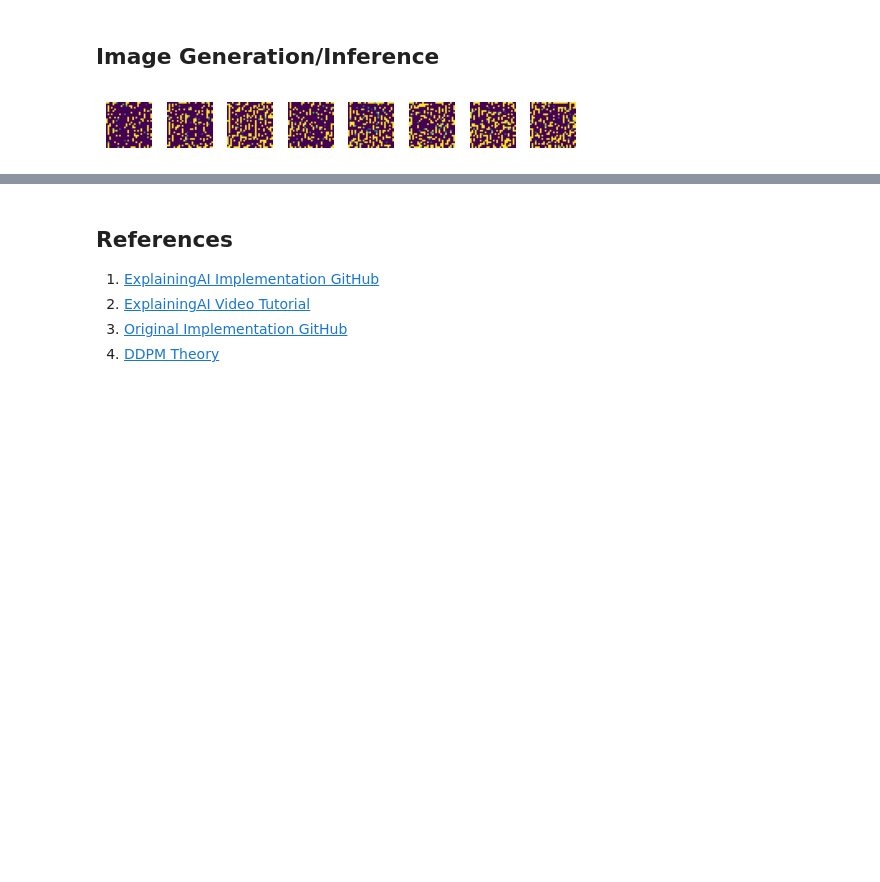
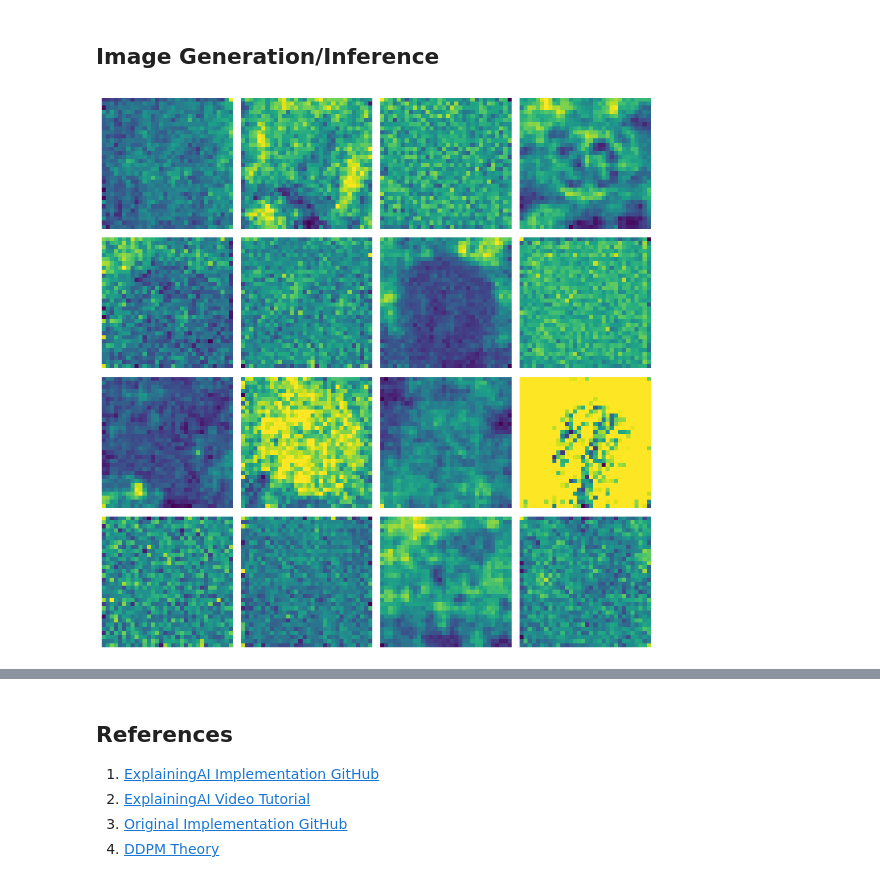
Before and after one commit to KeuleUngaBunga/WP_DIFF_KI, a Jupyter notebook: Tjark_Aufgabe3_Unet.ipynb, the cells around one changed output, grey strips where cells are left out. Drawn from its saved outputs; the diff is of its cells as text; code cells hidden in the pictures; blank space fills up the shorter version.

```diff
--- a/Tjark_Aufgabe3_Unet.ipynb
+++ b/Tjark_Aufgabe3_Unet.ipynb
@@ -838,13 +838,13 @@ class CONFIG:
     #train_csv_path = '/kaggle/input/digit-recognizer/train.csv'
     #test_csv_path = '/kaggle/input/digit-recognizer/test.csv'
     #generated_csv_path = 'mnist_generated_data.csv'
-    num_epochs = 1 #erstmal 1 zum testen
+    num_epochs = 20 #erstmal 1 zum testen
     lr = 1e-4
     num_timesteps = 1000
     batch_size = 96
     img_size = 32 #28 funktioniert auf jeden Fall
     in_channels = 3
-    num_img_to_generate = 8
+    num_img_to_generate = 16
 # %%
 from torch.utils.data import DataLoader
 from tqdm import tqdm
@@ -1029,31 +1040,36 @@ def generate(cfg):
 # %%
 # Load model and config
 cfg = CONFIG()
 
 # Generate
 generated_imgs = []
 for i in tqdm(range(cfg.num_img_to_generate)):
     xt = generate(cfg)
     xt = 255 * xt[0][0].numpy()
+    #img = images[i].permute(1,2,0)   # (C,H,W) → (H,W,C)
+
     generated_imgs.append(xt.astype(np.uint8).flatten())
 
 # Save Generated Data CSV
 #generated_df = pd.DataFrame(generated_imgs, columns=[f'pixel{i}' for i in range(784)])
 #generated_df.to_csv(cfg.generated_csv_path, index=False)
 
 # Visualize
 from matplotlib import pyplot as plt
-fig, axes = plt.subplots(int(cfg.num_img_to_generate/8), 8, figsize=(5, 2))
+fig, axes = plt.subplots(4, 4, figsize=(10, 10))
 
 # Plot each image in the corresponding subplot
 for i, ax in enumerate(axes.flat):
-    ax.imshow(np.reshape(generated_imgs[i], (28, 28)))  # You might need to adjust the colormap based on your images
+    img=np.reshape(generated_imgs[i], (32, 32))
+    #img = (img + 1) / 2
+    #img = np.clip(img, 0, 1)
+    ax.imshow(img)  # You might need to adjust the colormap based on your images
     ax.axis('off')  # Turn off axis labels
 
 plt.tight_layout()  # Adjust spacing between subplots
 plt.show()
 # %% [output]
-[figure, old version]
+[figure, new version]
 # %% [markdown]
 # Output Vergleich
 
```
Also changed, not shown: parts of 6 cells of this notebook, 1 other file.
